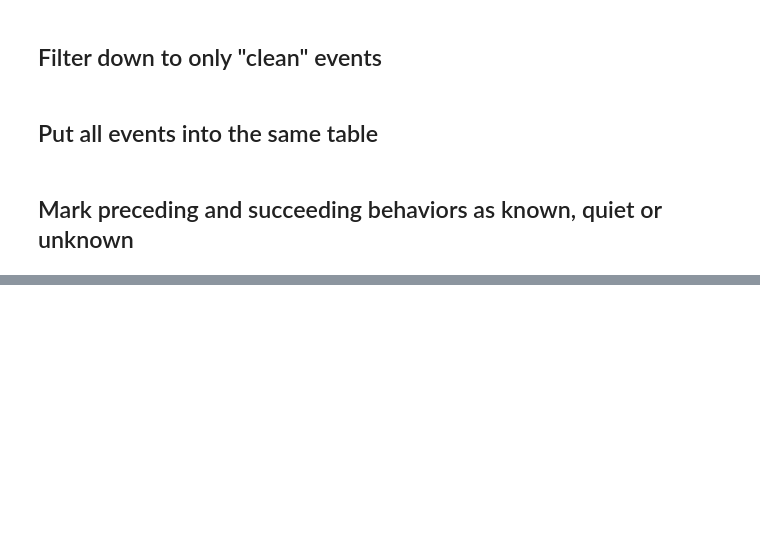
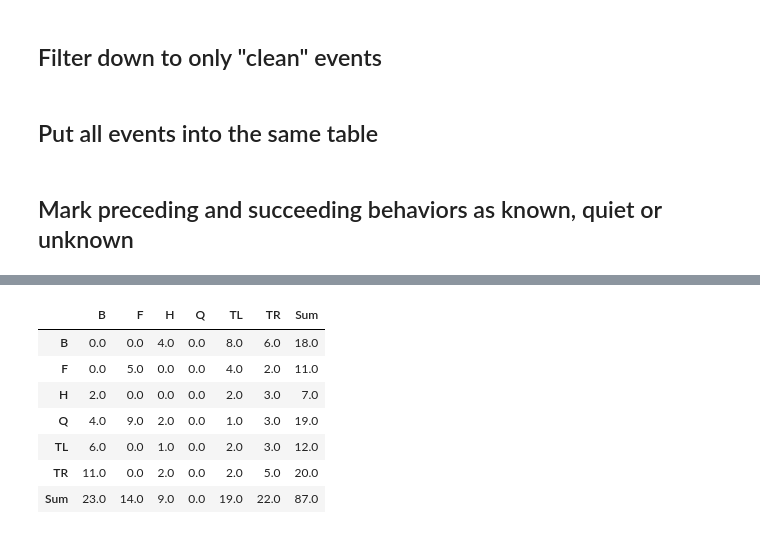
Before and after one commit to neuro-will/keller_zlatic_vnc, a Jupyter notebook: spont_whole_brain_stats/explore_spont_annotations.ipynb, the cells around one changed output, grey strips where cells are left out. Saved outputs shown, nothing was run; the diff lists cells and outputs as text; code cells hidden in the pictures; blank space fills up the shorter version.

```diff
--- a/spont_whole_brain_stats/explore_spont_annotations.ipynb
+++ b/spont_whole_brain_stats/explore_spont_annotations.ipynb
@@ -81,0 +97,8 @@ annotations[annotations['beh_after'] == 'Q']
+# %%
+if ps['behs'] is not None:
+    keep_inds = [i for i in annotations.index if annotations['beh'][i] in ps['behs']]
+    annotations = annotations.loc[keep_inds]
+
+if ps['pre_behs'] is not None:
+    keep_inds = [i for i in annotations.index if annotations['beh_before'][i] in ps['pre_behs']]
+    annotations = annotations.loc[keep_inds]
@@ -81,0 +111,15 @@ annotations[annotations['beh_after'] == 'Q']
+# %%
+trans_tbl = count_transitions(annotations, before_str='beh_before', after_str='beh')
+trans_tbl.insert(6, 'Sum', trans_tbl.sum(axis=1))
+trans_tbl.loc['Sum'] = trans_tbl.sum(axis=0)
+# %%
+trans_tbl
+# %% [output]
+|  | B | F | H | Q | TL | TR | Sum |
+| B | 0.0 | 0.0 | 4.0 | 0.0 | 8.0 | 6.0 | 18.0 |
+| F | 0.0 | 5.0 | 0.0 | 0.0 | 4.0 | 2.0 | 11.0 |
+| H | 2.0 | 0.0 | 0.0 | 0.0 | 2.0 | 3.0 | 7.0 |
+| Q | 4.0 | 9.0 | 2.0 | 0.0 | 1.0 | 3.0 | 19.0 |
+| TL | 6.0 | 0.0 | 1.0 | 0.0 | 2.0 | 3.0 | 12.0 |
+| TR | 11.0 | 0.0 | 2.0 | 0.0 | 2.0 | 5.0 | 20.0 |
+| Sum | 23.0 | 14.0 | 9.0 | 0.0 | 19.0 | 22.0 | 87.0 |
```
Also changed, not shown: parts of 12 cells of this notebook, 3 other files.
